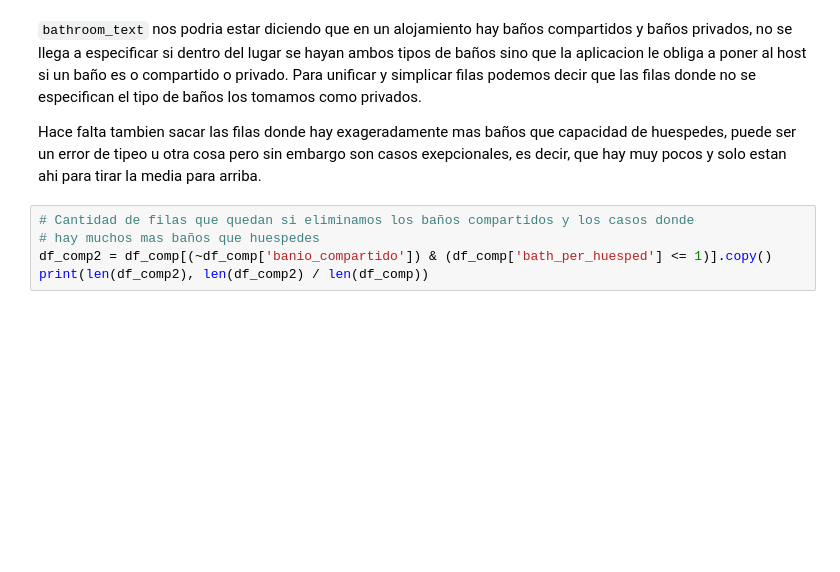
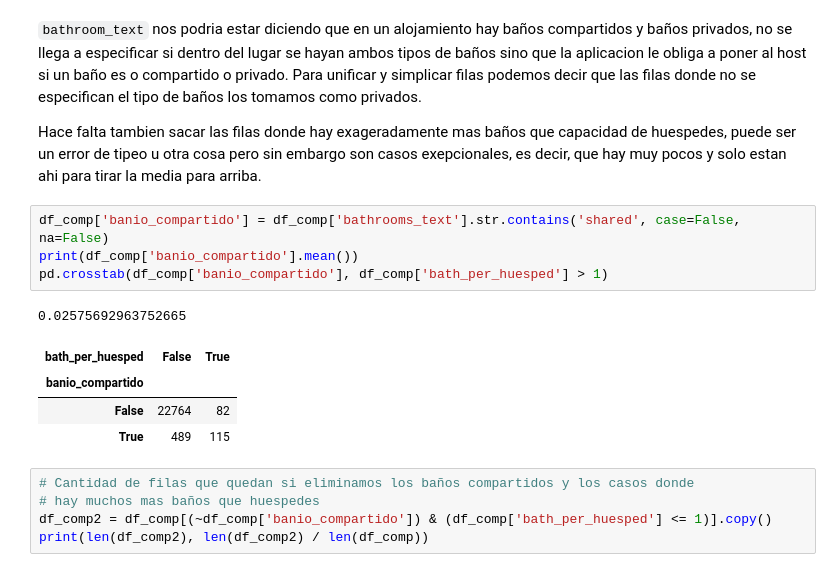
Before and after one commit to CanBugarini/TPE_CienciaDeDatos, a Jupyter notebook: prueba1.ipynb, the cells around one changed output. Drawn from its saved outputs; the diff is of its cells as text; blank space fills up the shorter version.

```diff
--- a/prueba1.ipynb
+++ b/prueba1.ipynb
@@ -286,6 +286,16 @@ Name: count, dtype: int64
 Para unificar y simplicar filas podemos decir que las filas donde no se especifican el tipo de baños los tomamos como privados.
 
 Hace falta tambien sacar las filas donde hay exageradamente mas baños que capacidad de huespedes, puede ser un error de tipeo u otra cosa pero sin embargo son casos exepcionales, es decir, que hay muy pocos y solo estan ahi para tirar la media para arriba.
+# %%
+df_comp['banio_compartido'] = df_comp['bathrooms_text'].str.contains('shared', case=False, na=False)
+print(df_comp['banio_compartido'].mean())
+pd.crosstab(df_comp['banio_compartido'], df_comp['bath_per_huesped'] > 1)
+# %% [output]
+0.02575692963752665
+| bath_per_huesped | False | True |
+| banio_compartido |  |  |
+| False | 22764 | 82 |
+| True | 489 | 115 |
 # %%
 # Cantidad de filas que quedan si eliminamos los baños compartidos y los casos donde
 # hay muchos mas baños que huespedes
```
Also changed, not shown: parts of 14 cells of this notebook.
